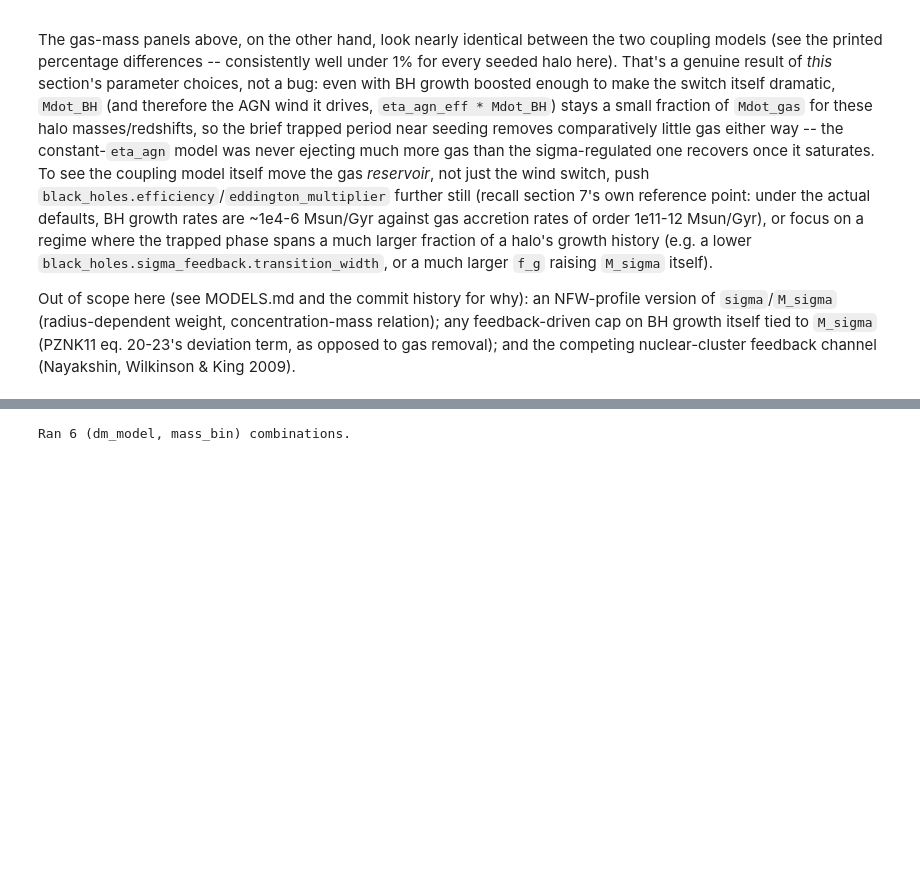
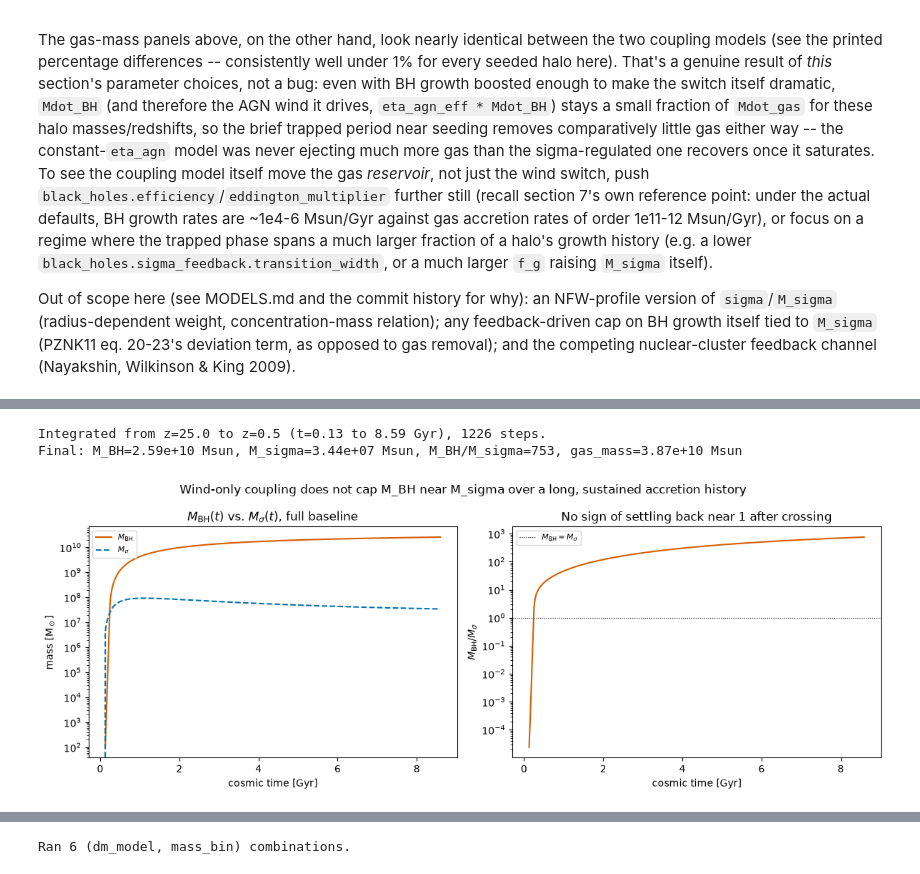
Before and after one commit to doctorcbpower/Ashvini, a Jupyter notebook: notebooks/pymctrees_ashvini_demo.ipynb, the cells around one changed output, grey strips where cells are left out. Cells and saved outputs as stored; diff of their text form; code cells hidden in the pictures; blank space fills up the shorter version.

```diff
--- a/notebooks/pymctrees_ashvini_demo.ipynb
+++ b/notebooks/pymctrees_ashvini_demo.ipynb
@@ -586,0 +609,68 @@ Wilkinson & King 2009).
+# %%
+LONG_BASELINE_MASS = 1e12  # Msun, at z0=0.5 -- large enough to seed early and stay resolved
+
+_orig_e_bh = bh_growth.e_bh
+_orig_eddington_multiplier = bh_growth.eddington_multiplier
+_orig_eta_agn = agn.eta_agn
+_orig_sigma_feedback_enabled = agn.sigma_feedback_enabled
+
+bh_growth.e_bh = 0.05
+bh_growth.eddington_multiplier = 50.0
+agn.eta_agn = 1.0  # maximal possible wind coupling -- the best case for regulation
+main.sn_type = "delayed"
+
+try:
+    long_halo_masses, long_halo_growth_rates, long_redshifts = pymctrees_adapter.build_forest_live(
+        pymctrees_config_path=PYMCTREES_CONFIG, mass_bin=LONG_BASELINE_MASS,
+        n_halos=1, z0=0.5, z_max=25.0, dz=0.02,
+        m_res=100.0, backend="numpy", seed=7,
+    )
+    agn.sigma_feedback_enabled = True
+    long_result = main.run_forest(long_halo_masses, long_halo_growth_rates, long_redshifts)
+finally:
+    bh_growth.e_bh = _orig_e_bh
+    bh_growth.eddington_multiplier = _orig_eddington_multiplier
+    agn.eta_agn = _orig_eta_agn
+    agn.sigma_feedback_enabled = _orig_sigma_feedback_enabled
+
+t_long = long_result["cosmic_time"]
+bh_long = long_result["bh_mass"][0]
+gas_long = long_result["gas_mass"][0]
+sigma_long = bh_growth.velocity_dispersion(long_halo_masses[0], long_redshifts)
+m_sigma_long = bh_growth.m_sigma(sigma_long)
+ratio_long = np.divide(bh_long, m_sigma_long, out=np.zeros_like(bh_long), where=m_sigma_long > 0)
+
+print(f"Integrated from z={long_redshifts[0]:.1f} to z={long_redshifts[-1]:.1f} "
+      f"(t={t_long[0]:.2f} to {t_long[-1]:.2f} Gyr), {len(t_long)} steps.")
+print(f"Final: M_BH={bh_long[-1]:.3g} Msun, M_sigma={m_sigma_long[-1]:.3g} Msun, "
+      f"M_BH/M_sigma={ratio_long[-1]:.3g}, gas_mass={gas_long[-1]:.3g} Msun")
+# %% [output]
+Integrated from z=25.0 to z=0.5 (t=0.13 to 8.59 Gyr), 1226 steps.
+Final: M_BH=2.59e+10 Msun, M_sigma=3.44e+07 Msun, M_BH/M_sigma=753, gas_mass=3.87e+10 Msun
+# %%
+fig, axes = plt.subplots(1, 2, figsize=(12, 4.5))
+ax_mass, ax_ratio = axes
+
+nz = bh_long > 0
+ax_mass.plot(t_long[nz], bh_long[nz], color="#D55E00", lw=1.5, label=r"$M_{\rm BH}$")
+ax_mass.plot(t_long, m_sigma_long, color="#0072B2", lw=1.5, ls="--", label=r"$M_\sigma$")
+ax_mass.set_yscale("log")
+ax_mass.set_xlabel("cosmic time [Gyr]")
+ax_mass.set_ylabel(r"mass [M$_\odot$]")
+ax_mass.set_title(r"$M_{\rm BH}(t)$ vs. $M_\sigma(t)$, full baseline")
+ax_mass.legend(fontsize=8)
+
+ax_ratio.plot(t_long[nz], ratio_long[nz], color="#D55E00", lw=1.5)
+ax_ratio.axhline(1.0, color="k", lw=0.8, ls=":", label=r"$M_{\rm BH}=M_\sigma$")
+ax_ratio.set_yscale("log")
+ax_ratio.set_xlabel("cosmic time [Gyr]")
+ax_ratio.set_ylabel(r"$M_{\rm BH}/M_\sigma$")
+ax_ratio.set_title("No sign of settling back near 1 after crossing")
+ax_ratio.legend(fontsize=8)
+
+fig.suptitle("Wind-only coupling does not cap M_BH near M_sigma over a long, sustained accretion history")
+plt.tight_layout()
+plt.savefig("bh_mass_runaway_past_m_sigma.png", dpi=130, bbox_inches="tight")
+plt.show()
+# %% [output]
+[figure, added]
```
Also changed, not shown: parts of 4 cells of this notebook, 2 other files.
